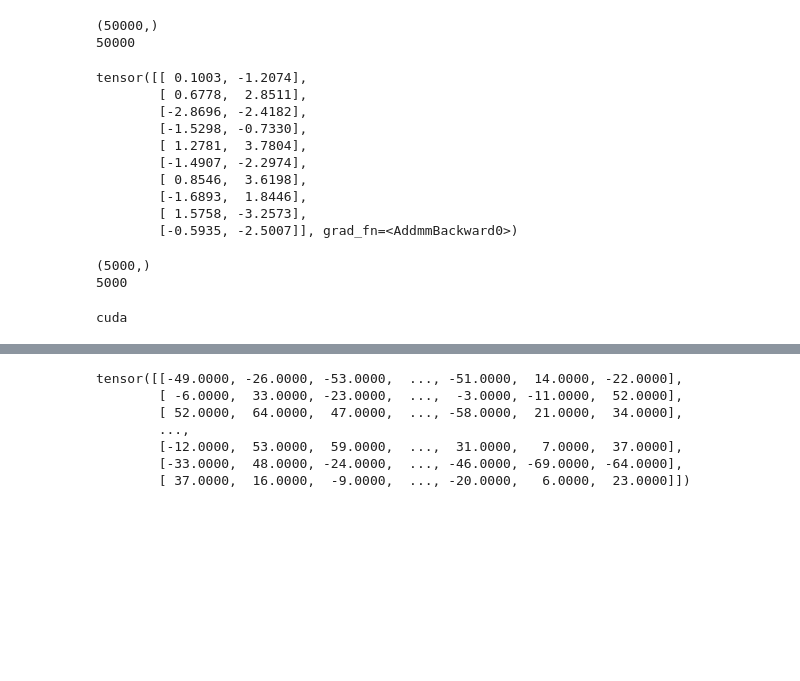
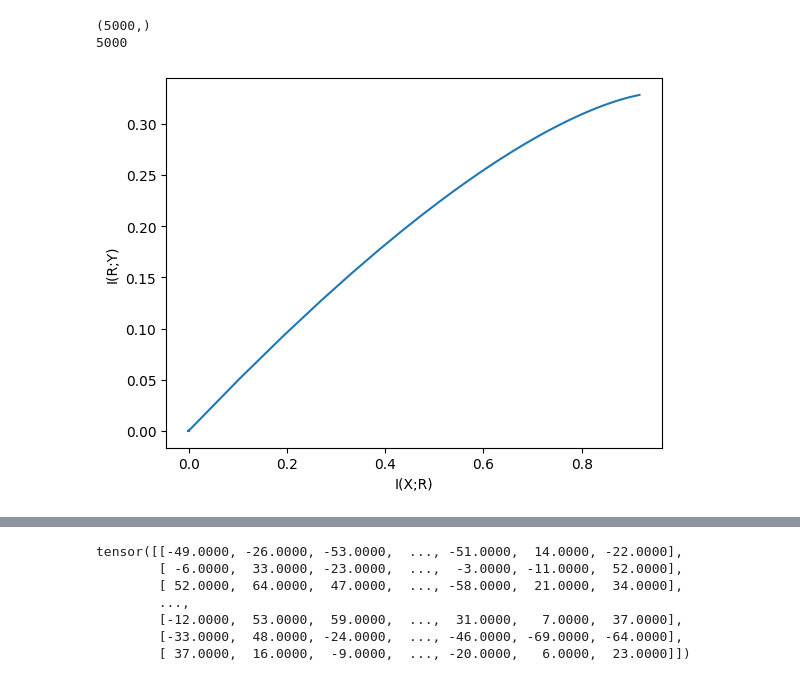
Before and after one commit to jacobaparker/Copy_Murphy2021, a Jupyter notebook: variational-IB_encoding-model.ipynb, the cells around one changed output, grey strips where cells are left out. Drawn from its saved outputs; the diff is of its cells as text; code cells hidden in the pictures; blank space fills up the shorter version.

```diff
--- a/variational-IB_encoding-model.ipynb
+++ b/variational-IB_encoding-model.ipynb
@@ -233,26 +325,28 @@ def generate_trials(n_trials, n_draws, source_means, scale, H, mirror_trials=Fal
 # %%
 n_draws = 12
-source_means = [-17.0, 17.0]
+mean_neg, mean_pos = -17, 17
+source_means = [mean_neg, mean_pos]
 std = 29.0
 H = 0.08
-Xsample,Ysample = generate_trials(100000, n_draws, source_means, std, H, mirror_trials=True, balanced_starts=True, seed=234)
+P0 = np.array([[0.5], [0.5]])
+
+Xeval,Yeval = generate_trials(10000, n_draws, source_means, std, H, mirror_trials=True, balanced_starts=True, seed=2344)
+
+p_YgX_eval = P_source_g_samples(Xeval,mean_neg,mean_pos,std,H,P0)
+
+# p_YgX_np = P_source_g_samples(X_np,mean_neg,mean_pos,std,h,P0)
+
+N_threads = 22
+IB_bound = get_mc_IB_bound(Yeval,p_YgX_eval,N_b=100,max_b=10,N_threads=N_threads)
+
+plt.plot(IB_bound['I_XR'], IB_bound['I_RY'])
+plt.xlabel('I(X;R)')
+plt.ylabel('I(R;Y)')
+plt.show()
 # %% [output]
-(50000,)
-50000
+(5000,)
+5000
+[figure, added]
-# %%
-test_enc = GaussianNetwork(input_dim=12, output_dim=2, hidden_dims=(128, 128), min_std=1e-4)
-test_enc.forward(torch.from_numpy(Xsample[:10]).float())[0]
-# %% [output]
-tensor([[ 0.1003, -1.2074],
-        [ 0.6778,  2.8511],
-        [-2.8696, -2.4182],
-        [-1.5298, -0.7330],
-        [ 1.2781,  3.7804],
-        [-1.4907, -2.2974],
-        [ 0.8546,  3.6198],
-        [-1.6893,  1.8446],
-        [ 1.5758, -3.2573],
-        [-0.5935, -2.5007]], grad_fn=<AddmmBackward0>)
 # %%
 def gaussian_kl_divergence_torch(
     true_mean,
@@ -519,31 +613,3 @@ def variational_obj_train(
     loss = I_XZ_est - beta * I_RY_est
 
     return loss, I_XZ_est, I_RY_est
-# %%
-X, Y = generate_trials(
-    n_trials=10000,
-    n_draws=n_draws,
-    source_means=source_means,
-    scale=std,
-    H=H,
-    mirror_trials=True,
-    balanced_starts=True,
-    seed=123,
-)
-
-X = torch.tensor(X, dtype=torch.float32)
-Y = torch.tensor(Y, dtype=torch.long)
-
-# normalize X to be in the range [-1, 1]
-X = X / 90.0
-# %% [output]
-(5000,)
-5000
-# %%
-device = torch.device(
-    "cuda" if torch.cuda.is_available() else "cpu"
-)
-
-print(device)
-# %% [output]
-cuda
```
Also changed, not shown: parts of 12 cells of this notebook.
